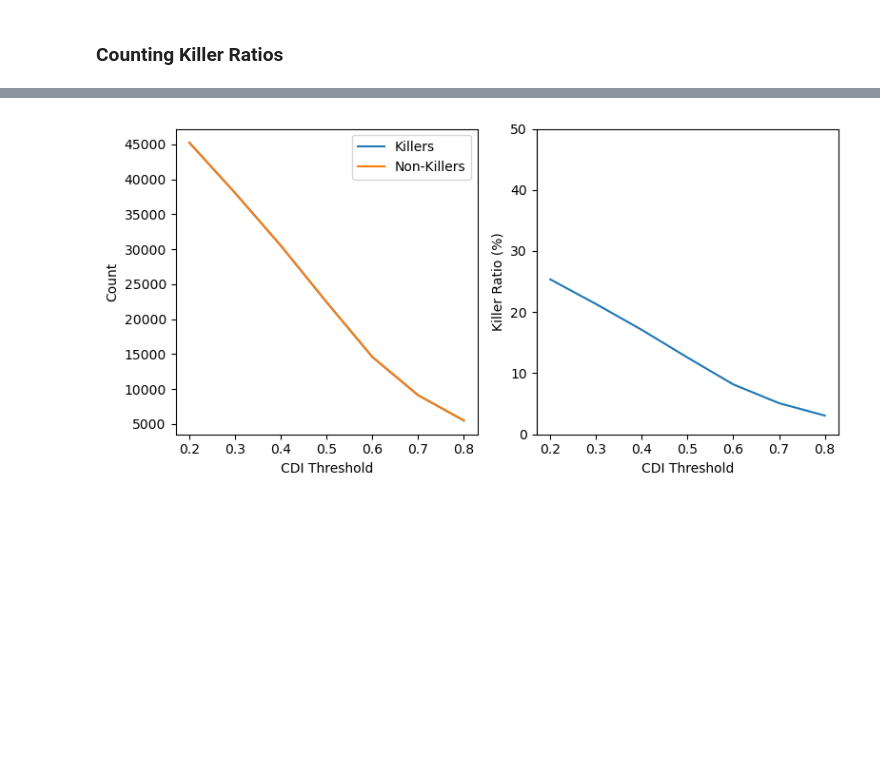
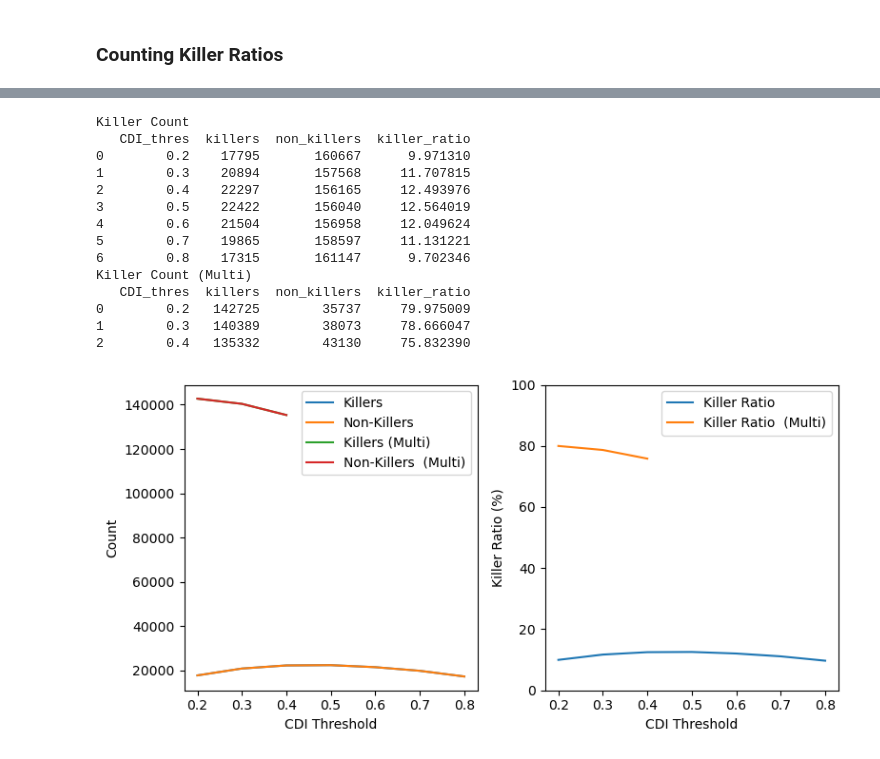
Before and after one commit to bpi-oxford/Cytotoxicity-Pipeline, a Jupyter notebook: notebooks/example_13.ipynb, the cells around one changed output, grey strips where cells are left out. Drawn from its saved outputs; the diff is of its cells as text; code cells hidden in the pictures; blank space fills up the shorter version.

```diff
--- a/notebooks/example_13.ipynb
+++ b/notebooks/example_13.ipynb
@@ -71,7 +73,7 @@ for i in range(500):
 # %%
 def identify_killer_t_cell(df, cdi_thres=0.5):
     # Step1: Filter out cells with lower CDI values, to keep only live cells in the df
-    df_filtered = df.groupby('track_id').filter(lambda x: ((x['CDI_smoothed'] > 0) & (x['CDI_smoothed'] < 0.5)).any())
+    df_filtered = df.groupby('track_id').filter(lambda x: ((x['CDI_smoothed'] > 0) & (x['CDI_smoothed'] < cdi_thres)).any())
 
     # Step 2: Filter for rows where 'value' is greater than or equal to cdi_thres
     df_filtered = df_filtered[df_filtered['CDI_smoothed'] >= cdi_thres]
@@ -278,3 +420,12 @@ tcell_with_kill[0.5]
 | 149312 | 25585404 | 519.011236 | 707.191011 | 702 | 515 | 13 | 9 | 707.191011 | 519.011236 | ... |
 | 149313 | 25615129 | 665.200000 | 670.766667 | 666 | 659 | 10 | 13 | 670.766667 | 665.200000 | ... |
 23595350 rows × 42 columns
+# %%
+tcell_with_multi_kill = {}
+for i in tqdm(range(2,5,1)):
+    cdi_thres = 0.1*i
+
+    tcell_with_multi_kill[cdi_thres] = dd.merge(tcell_ddf,multi_contacts[cdi_thres][["kill","label"]], on=["label"], how="left")
+    tcell_with_multi_kill[cdi_thres] = tcell_with_multi_kill[cdi_thres].compute()
+    tcell_with_multi_kill[cdi_thres]['kill'] = tcell_with_multi_kill[cdi_thres]['kill'].fillna(False)
+tcell_with_multi_kill[0.2]
@@ -303,3 +468,10 @@ tcell_killing[0.5]
 | 146743 | 4943714 | 581.190476 | 966.642857 | 964 | 578 | 6 | 8 | 966.642857 | 581.190476 | ... |
 | 146975 | 10741670 | 61.883333 | 508.966667 | 504 | 59 | 11 | 7 | 508.966667 | 61.883333 | ... |
 31644 rows × 42 columns
+# %%
+tcell_multi_killing = {}
+
+for i in tqdm(range(2,5,1)):
+    cdi_thres = 0.1*i
+    tcell_multi_killing[cdi_thres] = tcell_with_multi_kill[cdi_thres][tcell_with_multi_kill[cdi_thres]["kill"]]
+tcell_multi_killing[0.2]
@@ -306,6 +492,8 @@ tcell_killing[0.5]
 # %% [markdown]
 ### Counting Killer Ratios
 # %%
+fig, axs = plt.subplots(1,2,figsize=(8,4))
+
 killer_count = {
     "CDI_thres": [],
     "killers": [],
@@ -326,18 +514,48 @@ for i in tqdm(range(2,9,1)):
 
 killer_count = pd.DataFrame.from_dict(killer_count)
 
-fig, axs = plt.subplots(1,2,figsize=(8,4))
 axs[0].plot(killer_count["CDI_thres"],killer_count["killers"],label="Killers")
 axs[0].plot(killer_count["CDI_thres"],killer_count["killers"],label="Non-Killers")
+axs[1].plot(killer_count["CDI_thres"],killer_count["killer_ratio"],label="Killer Ratio")
+
+####### Multi Killer #######
+multi_killer_count = {
+    "CDI_thres": [],
+    "killers": [],
+    "non_killers": [],
+    "killer_ratio": []
+}
+
+for i in tqdm(range(2,5,1)):
+    cdi_thres = 0.1*i
+    killers = len(tcell_with_multi_kill[cdi_thres][tcell_with_multi_kill[cdi_thres]["kill"]]["track_id"].unique())
+    non_killers = len(tcell_with_multi_kill[cdi_thres]["track_id"].unique()) - killers
+    killer_ratio = killers/(killers+non_killers)*100
+
+    multi_killer_count["CDI_thres"].append(cdi_thres)
+    multi_killer_count["killers"].append(killers)
+    multi_killer_count["non_killers"].append(non_killers)
+    multi_killer_count["killer_ratio"].append(killer_ratio)
+
+multi_killer_count = pd.DataFrame.from_dict(multi_killer_count)
+
+axs[0].plot(multi_killer_count["CDI_thres"],multi_killer_count["killers"],label="Killers (Multi)")
+axs[0].plot(multi_killer_count["CDI_thres"],multi_killer_count["killers"],label="Non-Killers  (Multi)")
+axs[1].plot(multi_killer_count["CDI_thres"],multi_killer_count["killer_ratio"],label="Killer Ratio  (Multi)")
+
 axs[0].set_xlabel("CDI Threshold")
 axs[0].set_ylabel("Count")
 axs[0].legend()
 
-axs[1].plot(killer_count["CDI_thres"],killer_count["killer_ratio"],label="Killer Ratio")
 axs[1].set_xlabel("CDI Threshold")
 axs[1].set_ylabel("Killer Ratio (%)")
-axs[1].set_ylim(0,50)
+axs[1].set_ylim(0,100)
+axs[1].legend()
+
 plt.tight_layout()
 
-killer_count
+print("Killer Count")
+print(killer_count)
+print("Killer Count (Multi)")
+print(multi_killer_count)
 # %% [output]
@@ -352 +562,15 @@ killer_count
+Killer Count
+   CDI_thres  killers  non_killers  killer_ratio
+0        0.2    17795       160667      9.971310
+1        0.3    20894       157568     11.707815
+2        0.4    22297       156165     12.493976
+3        0.5    22422       156040     12.564019
+4        0.6    21504       156958     12.049624
+5        0.7    19865       158597     11.131221
+6        0.8    17315       161147      9.702346
+Killer Count (Multi)
+   CDI_thres  killers  non_killers  killer_ratio
+0        0.2   142725        35737     79.975009
+1        0.3   140389        38073     78.666047
+2        0.4   135332        43130     75.832390
-[figure, old version]
+[figure, new version]
```
Also changed, not shown: parts of 17 cells of this notebook.
